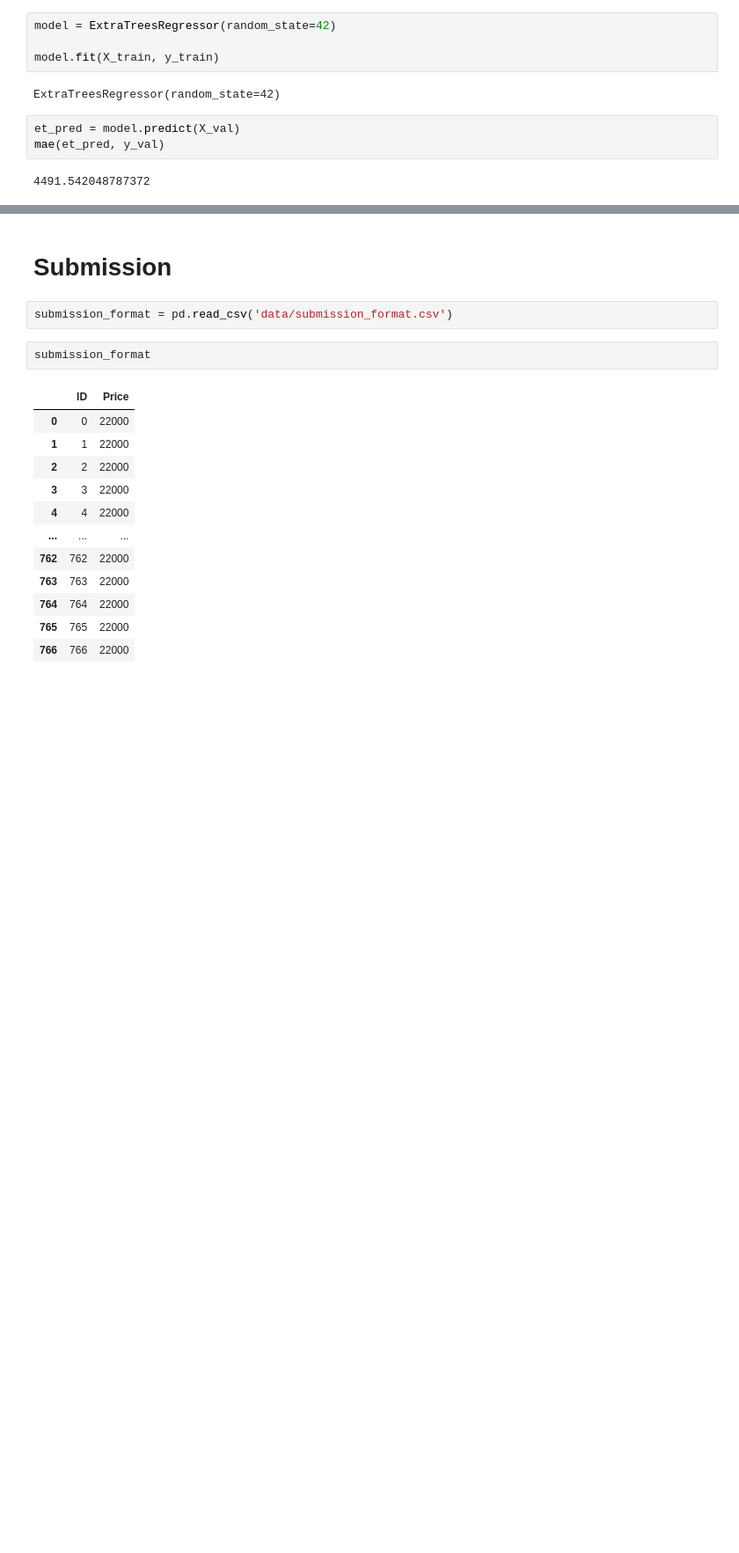
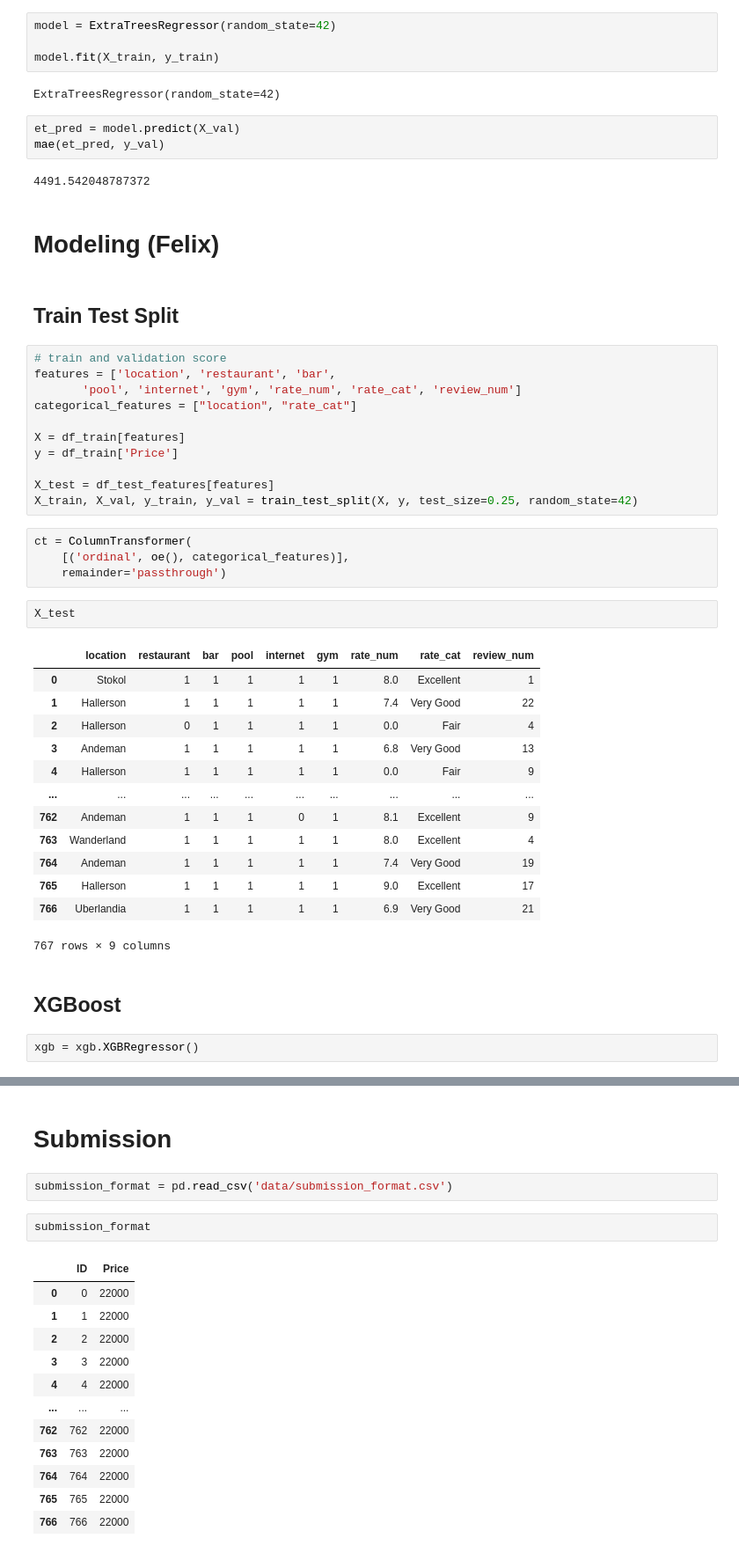
Before and after one commit to FelixFern/FINDIT-2023-ODE, a Jupyter notebook: Oh Data Euy.ipynb, the cells around one changed output, grey strips where cells are left out. Shown: that part at 88% size. Saved outputs shown, nothing was run; the diff lists cells and outputs as text; blank space fills up the shorter version.

```diff
--- a/Oh Data Euy.ipynb
+++ b/Oh Data Euy.ipynb
@@ -928,3 +928,42 @@ et_pred = model.predict(X_val)
 mae(et_pred, y_val)
 # %% [output]
 4491.542048787372
+# %% [markdown]
+# Modeling (Felix)
+# %% [markdown]
+## Train Test Split
+# %%
+# train and validation score
+features = ['location', 'restaurant', 'bar',
+       'pool', 'internet', 'gym', 'rate_num', 'rate_cat', 'review_num']
+categorical_features = ["location", "rate_cat"]
+
+X = df_train[features]
+y = df_train['Price']
+
+X_test = df_test_features[features]
+X_train, X_val, y_train, y_val = train_test_split(X, y, test_size=0.25, random_state=42)
+# %%
+ct = ColumnTransformer(
+    [('ordinal', oe(), categorical_features)],
+    remainder='passthrough')
+# %%
+X_test
+# %% [output]
+|  | location | restaurant | bar | pool | internet | gym | rate_num | rate_cat | review_num |
+| 0 | Stokol | 1 | 1 | 1 | 1 | 1 | 8.0 | Excellent | 1 |
+| 1 | Hallerson | 1 | 1 | 1 | 1 | 1 | 7.4 | Very Good | 22 |
+| 2 | Hallerson | 0 | 1 | 1 | 1 | 1 | 0.0 | Fair | 4 |
+| 3 | Andeman | 1 | 1 | 1 | 1 | 1 | 6.8 | Very Good | 13 |
+| 4 | Hallerson | 1 | 1 | 1 | 1 | 1 | 0.0 | Fair | 9 |
+| ... | ... | ... | ... | ... | ... | ... | ... | ... | ... |
+| 762 | Andeman | 1 | 1 | 1 | 0 | 1 | 8.1 | Excellent | 9 |
+| 763 | Wanderland | 1 | 1 | 1 | 1 | 1 | 8.0 | Excellent | 4 |
+| 764 | Andeman | 1 | 1 | 1 | 1 | 1 | 7.4 | Very Good | 19 |
+| 765 | Hallerson | 1 | 1 | 1 | 1 | 1 | 9.0 | Excellent | 17 |
+| 766 | Uberlandia | 1 | 1 | 1 | 1 | 1 | 6.9 | Very Good | 21 |
+767 rows × 9 columns
+# %% [markdown]
+## XGBoost
+# %%
+xgb = xgb.XGBRegressor()
```
Also changed, not shown: parts of 6 cells of this notebook, 1 other file.
